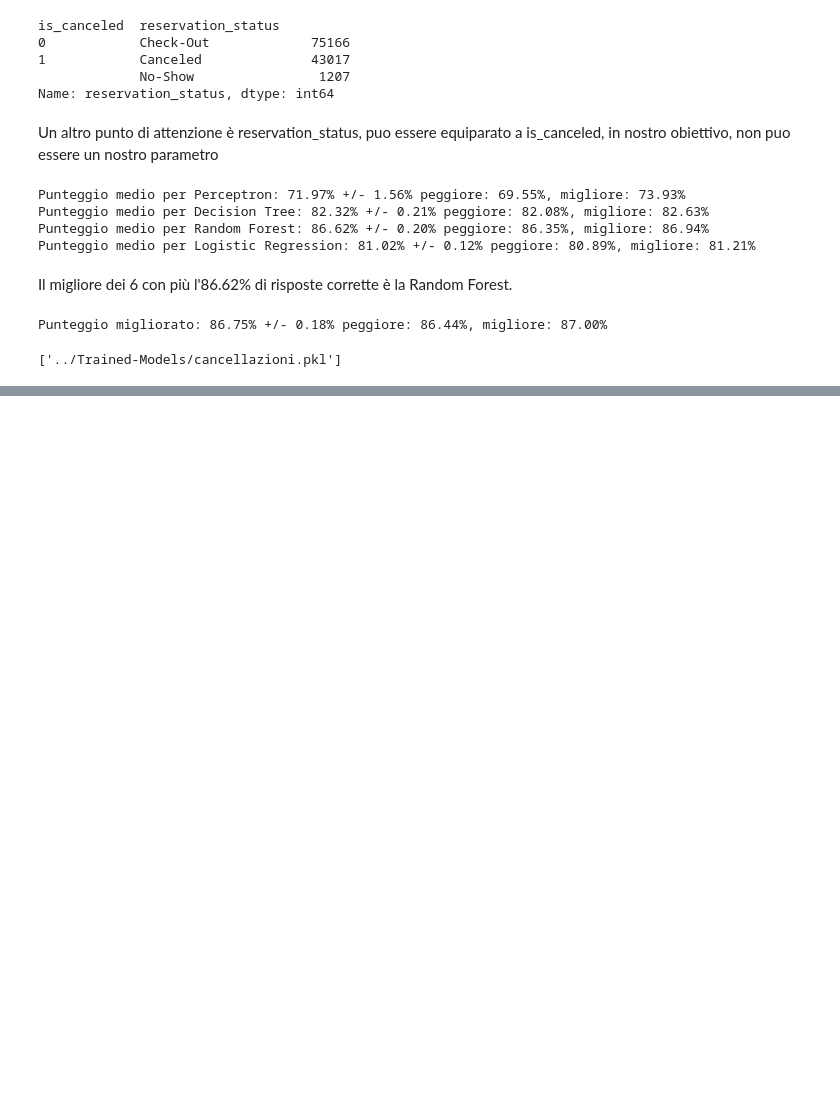
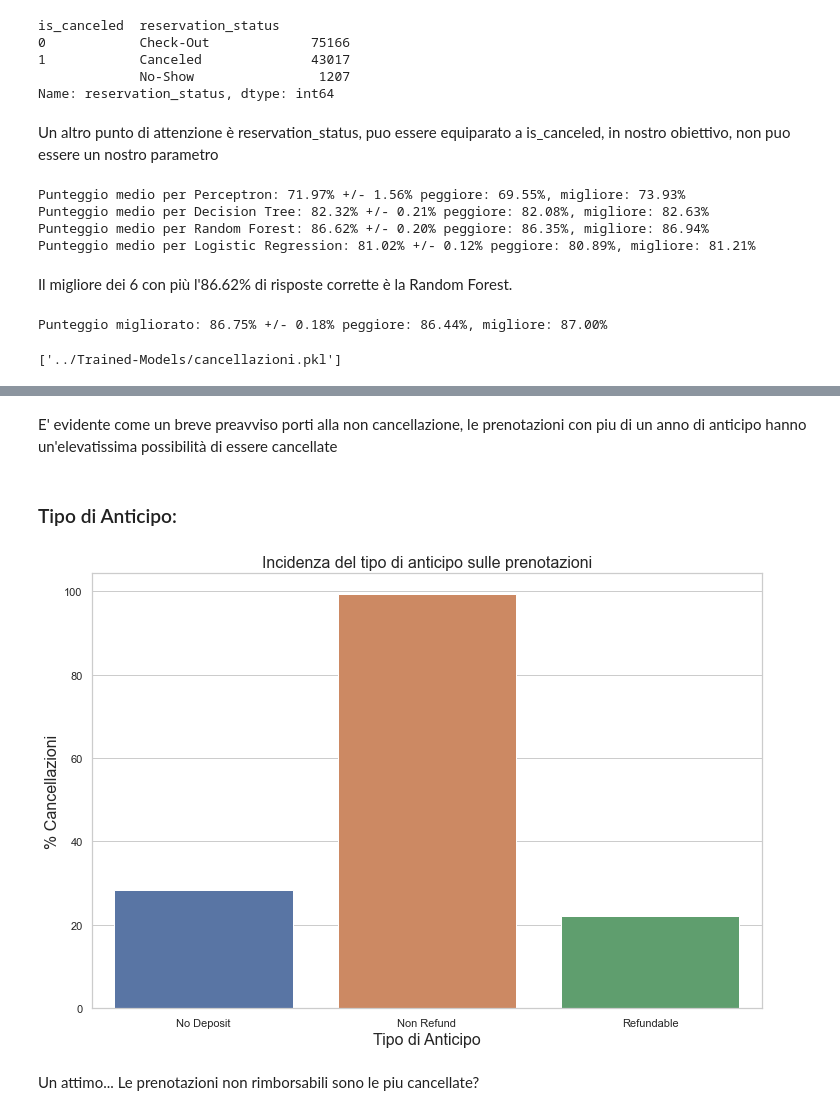
Before and after one commit to davidemaggi/ML-Hotel-Booking, a Jupyter notebook: Cancellazioni/AED Prenotazioni e previsione delle cancellazioni.ipynb, the cells around one changed output, grey strips where cells are left out. Saved outputs shown, nothing was run; the diff lists cells and outputs as text; code cells hidden in the pictures; blank space fills up the shorter version.

```diff
--- a/Cancellazioni/AED Prenotazioni e previsione delle cancellazioni.ipynb
+++ b/Cancellazioni/AED Prenotazioni e previsione delle cancellazioni.ipynb
@@ -652,0 +708,19 @@ joblib.dump(modello_migliore, '../Trained-Models/cancellazioni.pkl')
+# %% [markdown]
+E' evidente come un breve preavviso porti alla non  cancellazione, le prenotazioni con piu di un anno di anticipo hanno un'elevatissima possibilità di essere cancellate
+# %% [markdown]
+### Tipo di Anticipo:
+# %%
+# Raggruppiamo per tipo di anticipo:
+deposito_cancellate = set_intero_pulito.groupby("deposit_type")["is_canceled"].describe()
+
+#Mostriamo il grafico:
+plt.figure(figsize=(12, 8))
+sns.barplot(x=deposito_cancellate.index, y=deposito_cancellate["mean"] * 100)
+plt.title("Incidenza del tipo di anticipo sulle prenotazioni", fontsize=16)
+plt.xlabel("Tipo di Anticipo", fontsize=16)
+plt.ylabel("% Cancellazioni", fontsize=16)
+plt.show()
+# %% [output]
+[figure, added]
+# %% [markdown]
+Un attimo... Le prenotazioni non rimborsabili sono le piu cancellate?
```
Also changed, not shown: parts of 18 cells of this notebook, 5 other files.
